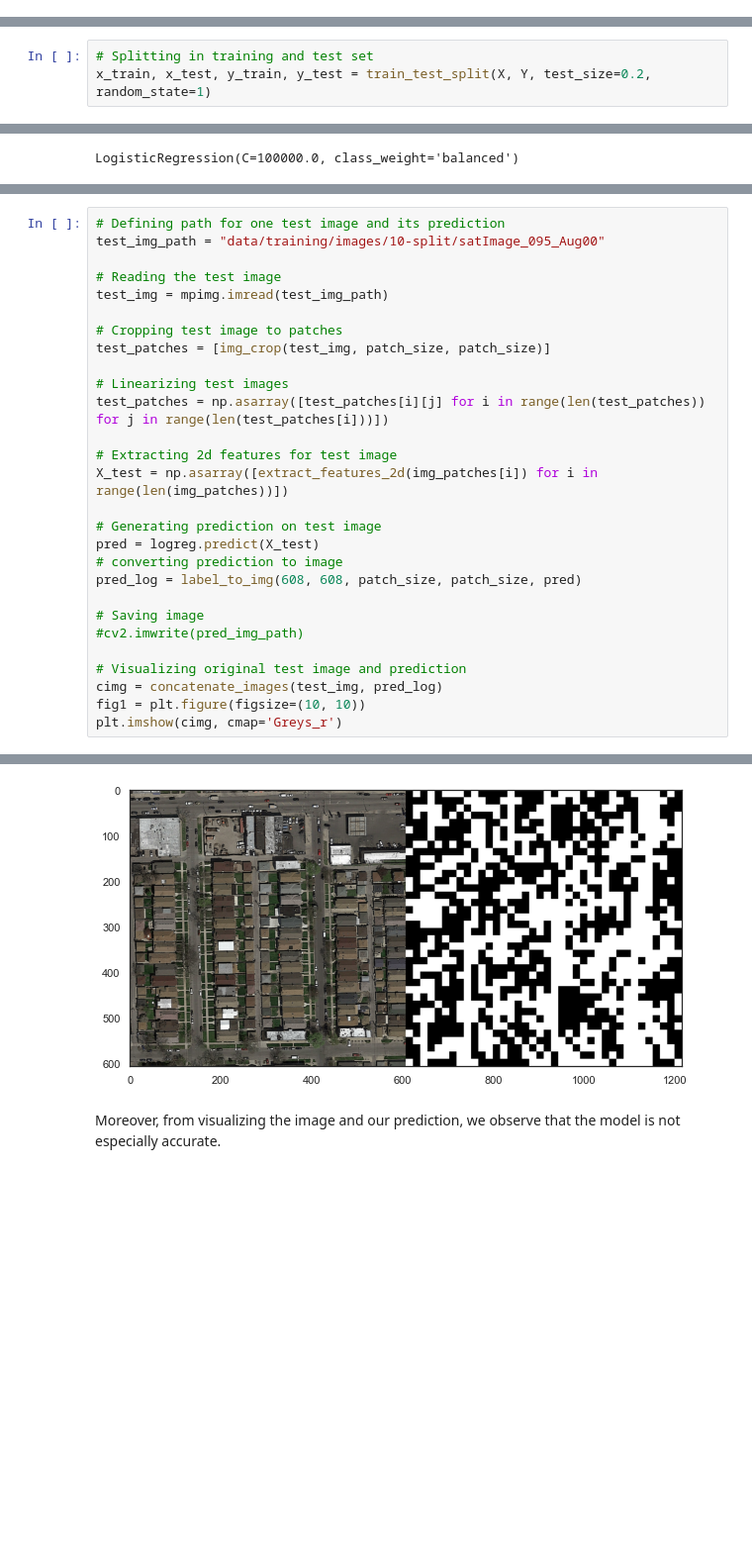
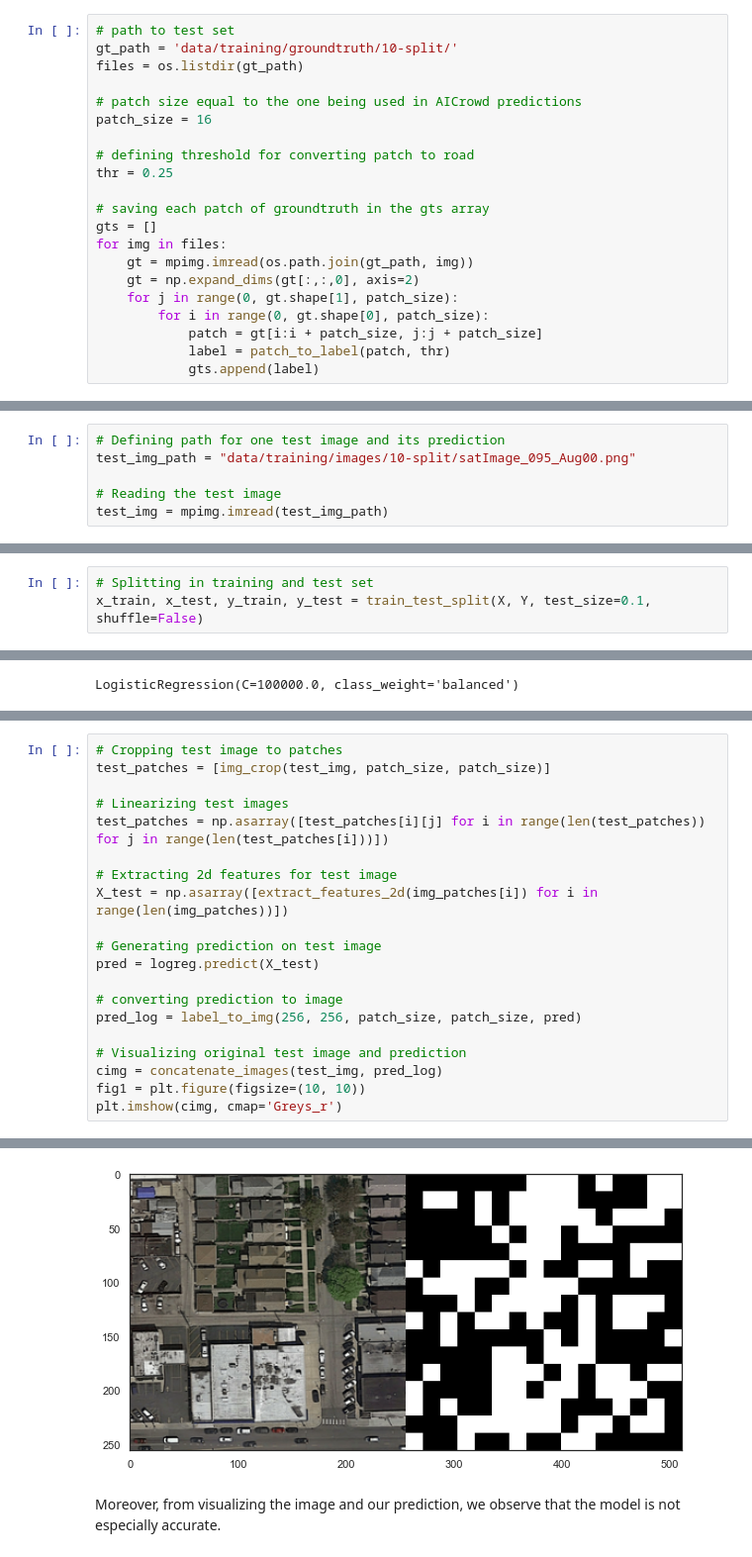
Before and after one commit to CS-433/ml-project-2-vikings_ml, a Jupyter notebook: story.ipynb, the cells around one changed output, grey strips where cells are left out. Shown at 99% size. Drawn from its saved outputs; the diff is of its cells as text; blank space fills up the shorter version.

```diff
--- a/story.ipynb
+++ b/story.ipynb
@@ -36,0 +41,21 @@ Segmentation Models: using `tf.keras` framework.
+# %%
+# path to test set
+gt_path = 'data/training/groundtruth/10-split/'
+files = os.listdir(gt_path)
+
+# patch size equal to the one being used in AICrowd predictions
+patch_size = 16
+
+# defining threshold for converting patch to road
+thr = 0.25
+
+# saving each patch of groundtruth in the gts array
+gts = []
+for img in files:
+    gt = mpimg.imread(os.path.join(gt_path, img))
+    gt = np.expand_dims(gt[:,:,0], axis=2)
+    for j in range(0, gt.shape[1], patch_size):
+        for i in range(0, gt.shape[0], patch_size):
+            patch = gt[i:i + patch_size, j:j + patch_size]
+            label = patch_to_label(patch, thr)
+            gts.append(label)
@@ -37,3 +64,9 @@ Segmentation Models: using `tf.keras` framework.
+# %%
+# Defining path for one test image and its prediction
+test_img_path = "data/training/images/10-split/satImage_095_Aug00.png"
+
+# Reading the test image
+test_img = mpimg.imread(test_img_path)
 # %% [markdown]
 ## Logistic Regression
 
@@ -89,7 +122,7 @@ X = np.asarray([extract_features_2d(img_patches[i]) for i in range(len(img_patch
 Y = np.asarray([value_to_class(np.mean(gt_patches[i]), foreground_threshold) for i in range(len(gt_patches))])
 # %%
 # Splitting in training and test set
-x_train, x_test, y_train, y_test = train_test_split(X, Y, test_size=0.2, random_state=1)
+x_train, x_test, y_train, y_test = train_test_split(X, Y, test_size=0.1, shuffle=False)
 # %% [markdown]
 __Model__
 # %%
@@ -113,34 +146,26 @@ We see that the logistic regression achieves a F1-score of 0.44 on the test set.
 # %%
-# Defining path for one test image and its prediction
-test_img_path = "data/training/images/10-split/satImage_095_Aug00"
-
-# Reading the test image
-test_img = mpimg.imread(test_img_path)
-
 # Cropping test image to patches
 test_patches = [img_crop(test_img, patch_size, patch_size)]
 
 # Linearizing test images
 test_patches = np.asarray([test_patches[i][j] for i in range(len(test_patches)) for j in range(len(test_patches[i]))])
 
 # Extracting 2d features for test image
 X_test = np.asarray([extract_features_2d(img_patches[i]) for i in range(len(img_patches))])
 
 # Generating prediction on test image
 pred = logreg.predict(X_test)
+
 # converting prediction to image
-pred_log = label_to_img(608, 608, patch_size, patch_size, pred)
-
-# Saving image
-#cv2.imwrite(pred_img_path)
+pred_log = label_to_img(256, 256, patch_size, patch_size, pred)
 
 # Visualizing original test image and prediction
 cimg = concatenate_images(test_img, pred_log)
 fig1 = plt.figure(figsize=(10, 10))
 plt.imshow(cimg, cmap='Greys_r')
 # %% [output]
 <matplotlib.image.AxesImage at 0x...>
-[figure, old version]
+[figure, new version]
 # %% [markdown]
 Moreover, from visualizing the image and our prediction, we observe that the model is not especially accurate.
 # %% [markdown]
```
Also changed, not shown: parts of 13 cells of this notebook, 2 other files.
